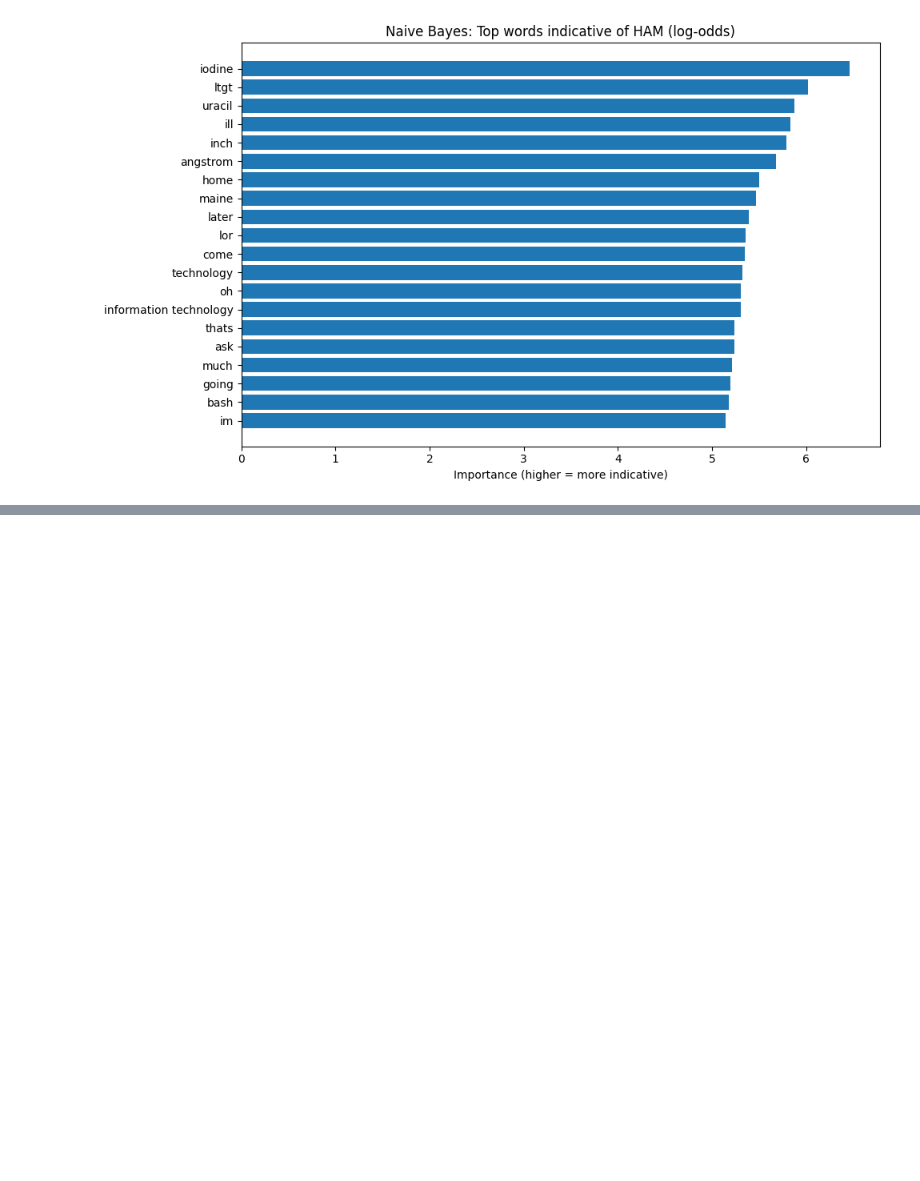
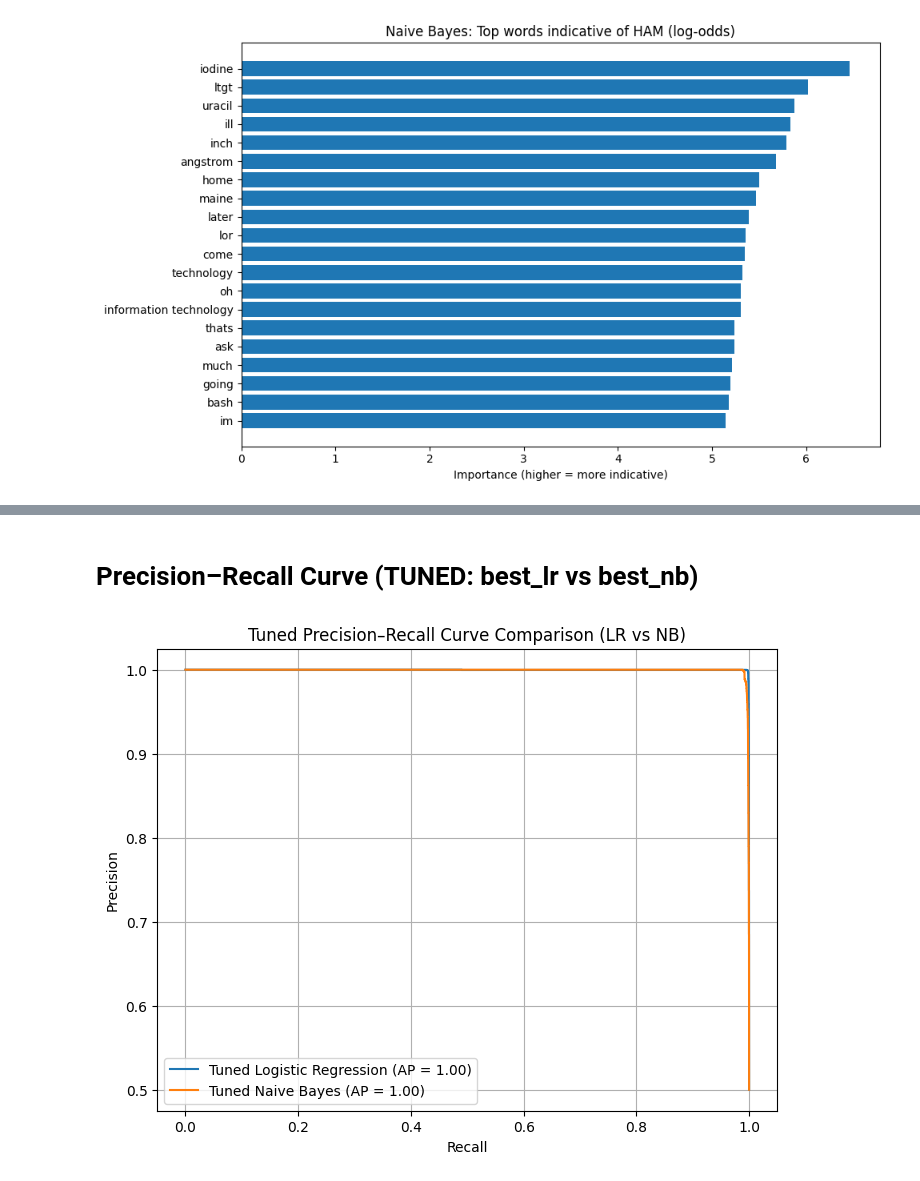
Before and after one commit to PragyaRayamajhi/AppliedMachineLearningCoursework, a Jupyter notebook: 23048659_PragyaRayamajhi_AML_Code.ipynb, the cells around one changed output, grey strips where cells are left out. Saved outputs shown, nothing was run; the diff lists cells and outputs as text; code cells hidden in the pictures; blank space fills up the shorter version.

```diff
--- a/23048659_PragyaRayamajhi_AML_Code.ipynb
+++ b/23048659_PragyaRayamajhi_AML_Code.ipynb
@@ -1135,0 +1168,28 @@ Successfully installed wordcloud-1.9.5
+# %% [markdown]
+# Precision–Recall Curve (TUNED: best_lr vs best_nb)
+# %%
+from sklearn.metrics import precision_recall_curve, average_precision_score
+import matplotlib.pyplot as plt
+
+# Tuned Logistic Regression
+y_scores_lr_tuned = best_lr.predict_proba(X_test)[:, 1]
+precision_lr_tuned, recall_lr_tuned, _ = precision_recall_curve(y_test, y_scores_lr_tuned)
+ap_lr_tuned = average_precision_score(y_test, y_scores_lr_tuned)
+
+# Tuned Naive Bayes
+y_scores_nb_tuned = best_nb.predict_proba(X_test)[:, 1]
+precision_nb_tuned, recall_nb_tuned, _ = precision_recall_curve(y_test, y_scores_nb_tuned)
+ap_nb_tuned = average_precision_score(y_test, y_scores_nb_tuned)
+
+# Plot
+plt.figure(figsize=(8, 6))
+plt.plot(recall_lr_tuned, precision_lr_tuned, label=f'Tuned Logistic Regression (AP = {ap_lr_tuned:.2f})')
+plt.plot(recall_nb_tuned, precision_nb_tuned, label=f'Tuned Naive Bayes (AP = {ap_nb_tuned:.2f})')
+plt.xlabel('Recall')
+plt.ylabel('Precision')
+plt.title('Tuned Precision–Recall Curve Comparison (LR vs NB)')
+plt.legend()
+plt.grid(True)
+plt.show()
+# %% [output]
+[figure, added]
```
Also changed, not shown: parts of 17 cells of this notebook.
